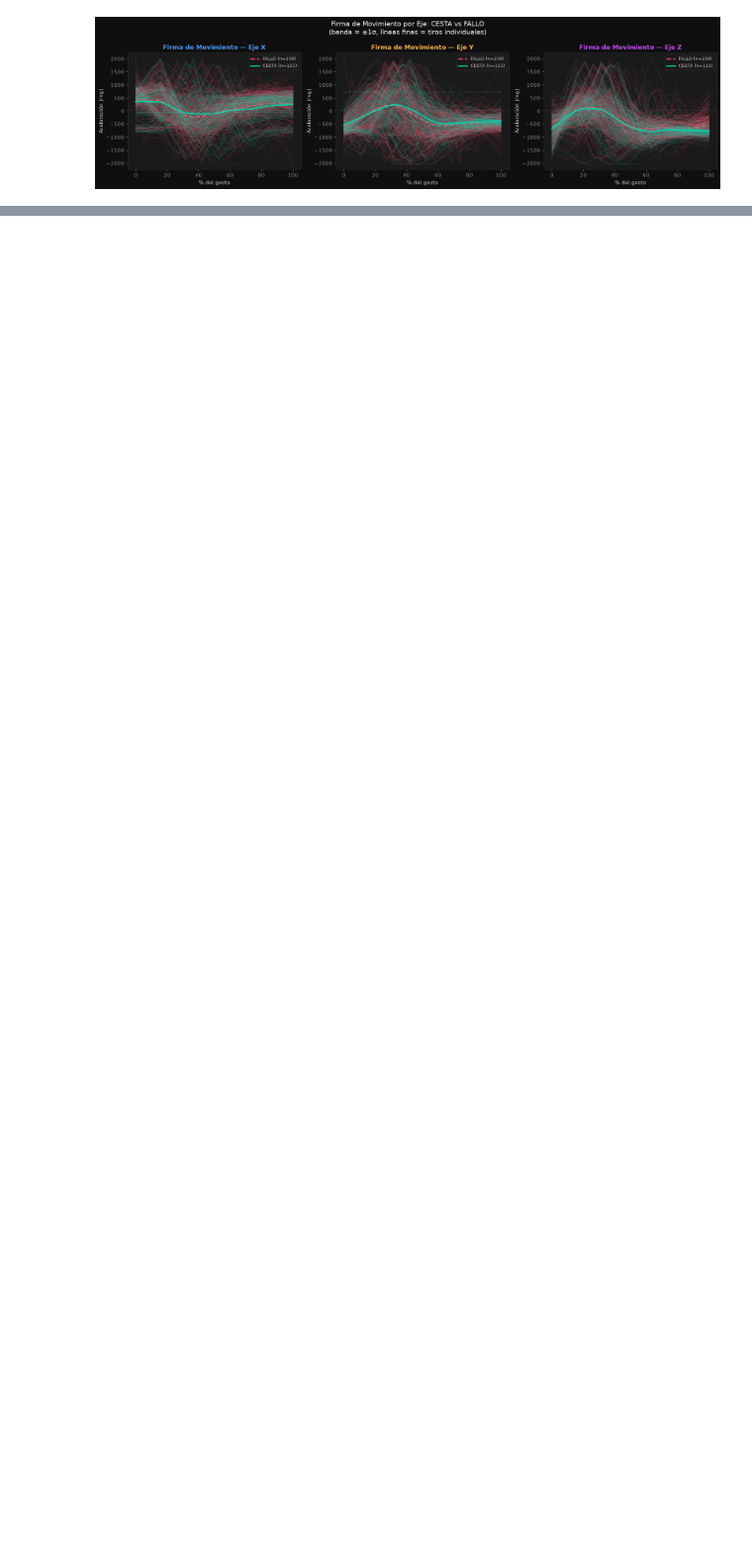
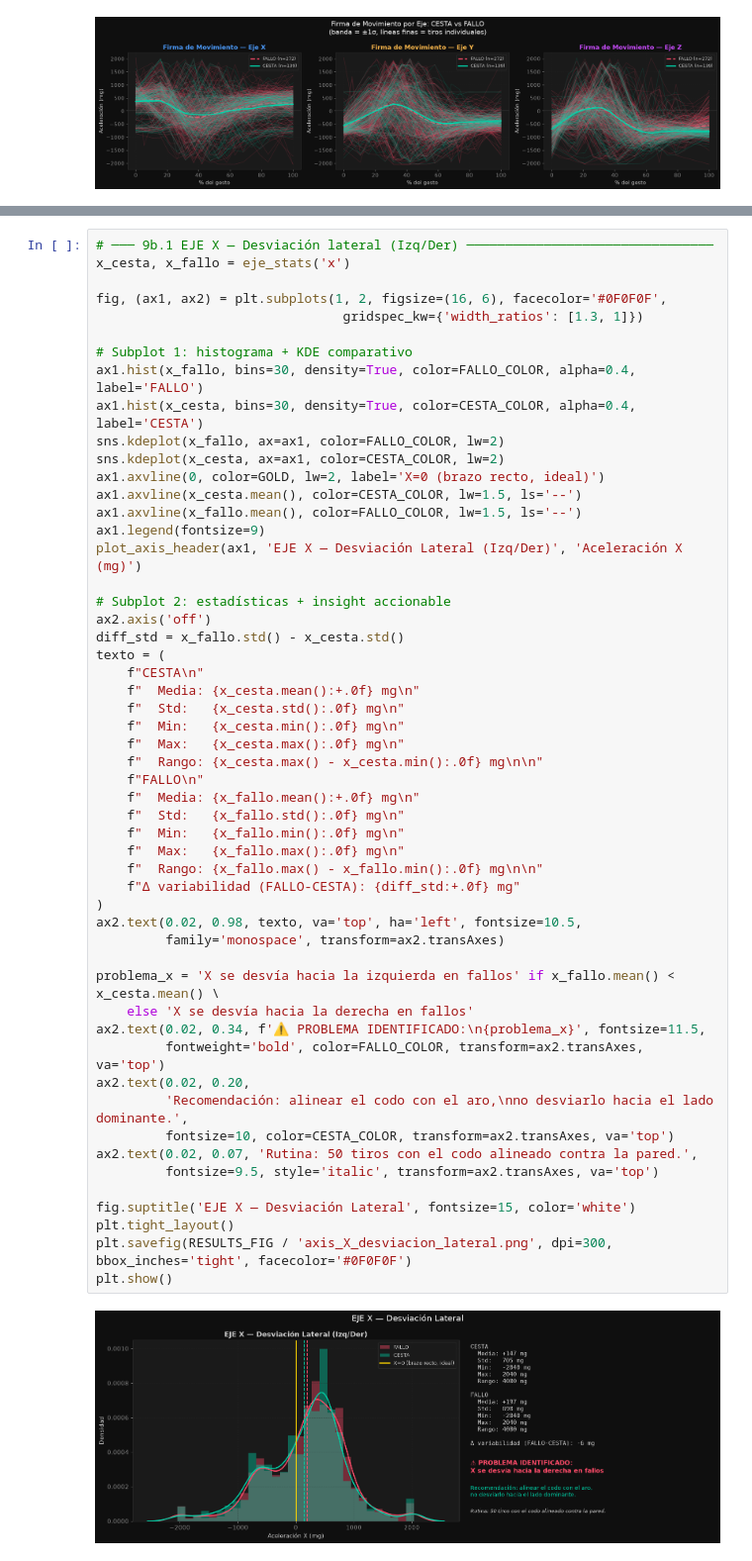
Before and after one commit to Juanmeve837/MicroBit_basketball, a Jupyter notebook: notebooks/02_analisis_sesion.ipynb, the cells around one changed output, grey strips where cells are left out. Shown at 99% size. Saved outputs shown, nothing was run; the diff lists cells and outputs as text; blank space fills up the shorter version.

```diff
--- a/notebooks/02_analisis_sesion.ipynb
+++ b/notebooks/02_analisis_sesion.ipynb
@@ -332,0 +358,55 @@ FALLO      194.6  710.7 -2040  2040 -389.5  756.8 -2040  2040 -382.2  696.8 -204
+# %%
+# ─── 9b.1 EJE X — Desviación lateral (Izq/Der) ────────────────────────────────
+x_cesta, x_fallo = eje_stats('x')
+
+fig, (ax1, ax2) = plt.subplots(1, 2, figsize=(16, 6), facecolor='#0F0F0F',
+                                gridspec_kw={'width_ratios': [1.3, 1]})
+
+# Subplot 1: histograma + KDE comparativo
+ax1.hist(x_fallo, bins=30, density=True, color=FALLO_COLOR, alpha=0.4, label='FALLO')
+ax1.hist(x_cesta, bins=30, density=True, color=CESTA_COLOR, alpha=0.4, label='CESTA')
+sns.kdeplot(x_fallo, ax=ax1, color=FALLO_COLOR, lw=2)
+sns.kdeplot(x_cesta, ax=ax1, color=CESTA_COLOR, lw=2)
+ax1.axvline(0, color=GOLD, lw=2, label='X=0 (brazo recto, ideal)')
+ax1.axvline(x_cesta.mean(), color=CESTA_COLOR, lw=1.5, ls='--')
+ax1.axvline(x_fallo.mean(), color=FALLO_COLOR, lw=1.5, ls='--')
+ax1.legend(fontsize=9)
+plot_axis_header(ax1, 'EJE X — Desviación Lateral (Izq/Der)', 'Aceleración X (mg)')
+
+# Subplot 2: estadísticas + insight accionable
+ax2.axis('off')
+diff_std = x_fallo.std() - x_cesta.std()
+texto = (
+    f"CESTA\n"
+    f"  Media: {x_cesta.mean():+.0f} mg\n"
+    f"  Std:   {x_cesta.std():.0f} mg\n"
+    f"  Min:   {x_cesta.min():.0f} mg\n"
+    f"  Max:   {x_cesta.max():.0f} mg\n"
+    f"  Rango: {x_cesta.max() - x_cesta.min():.0f} mg\n\n"
+    f"FALLO\n"
+    f"  Media: {x_fallo.mean():+.0f} mg\n"
+    f"  Std:   {x_fallo.std():.0f} mg\n"
+    f"  Min:   {x_fallo.min():.0f} mg\n"
+    f"  Max:   {x_fallo.max():.0f} mg\n"
+    f"  Rango: {x_fallo.max() - x_fallo.min():.0f} mg\n\n"
+    f"Δ variabilidad (FALLO-CESTA): {diff_std:+.0f} mg"
+)
+ax2.text(0.02, 0.98, texto, va='top', ha='left', fontsize=10.5,
+         family='monospace', transform=ax2.transAxes)
+
+problema_x = 'X se desvía hacia la izquierda en fallos' if x_fallo.mean() < x_cesta.mean() \
+    else 'X se desvía hacia la derecha en fallos'
+ax2.text(0.02, 0.34, f'⚠ PROBLEMA IDENTIFICADO:\n{problema_x}', fontsize=11.5,
+         fontweight='bold', color=FALLO_COLOR, transform=ax2.transAxes, va='top')
+ax2.text(0.02, 0.20,
+         'Recomendación: alinear el codo con el aro,\nno desviarlo hacia el lado dominante.',
+         fontsize=10, color=CESTA_COLOR, transform=ax2.transAxes, va='top')
+ax2.text(0.02, 0.07, 'Rutina: 50 tiros con el codo alineado contra la pared.',
+         fontsize=9.5, style='italic', transform=ax2.transAxes, va='top')
+
+fig.suptitle('EJE X — Desviación Lateral', fontsize=15, color='white')
+plt.tight_layout()
+plt.savefig(RESULTS_FIG / 'axis_X_desviacion_lateral.png', dpi=300, bbox_inches='tight', facecolor='#0F0F0F')
+plt.show()
+# %% [output]
+[figure, added]
```
Also changed, not shown: parts of 15 cells of this notebook, 1 other file.
